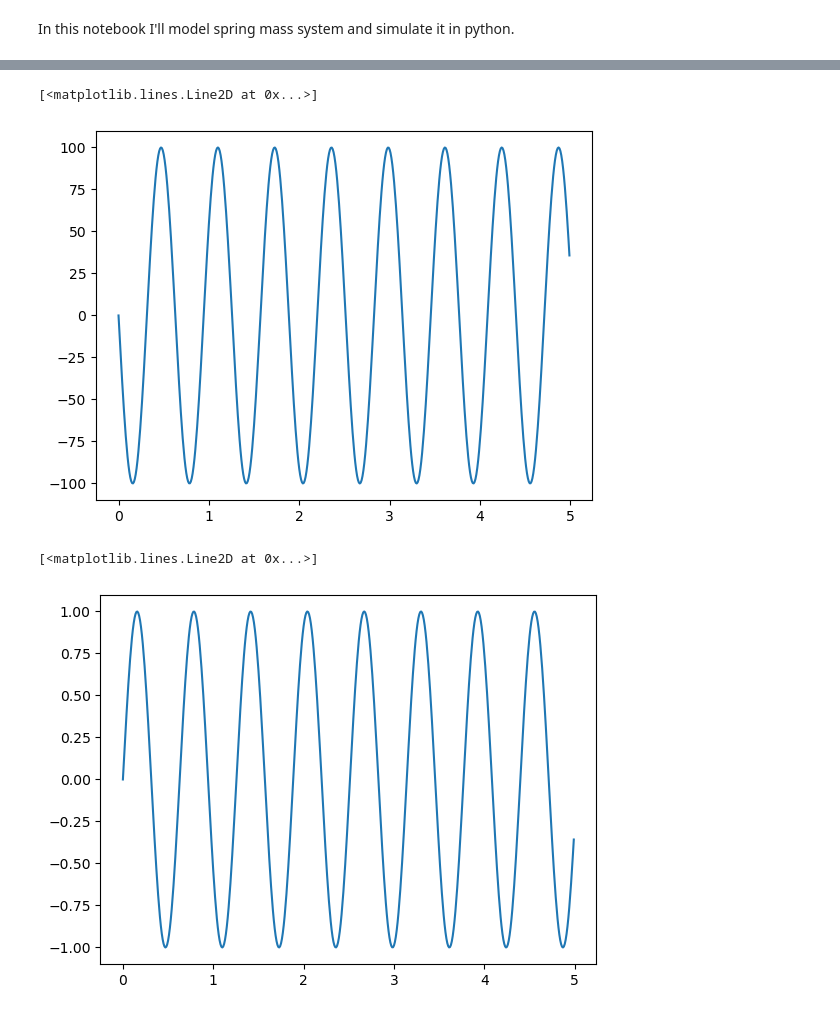
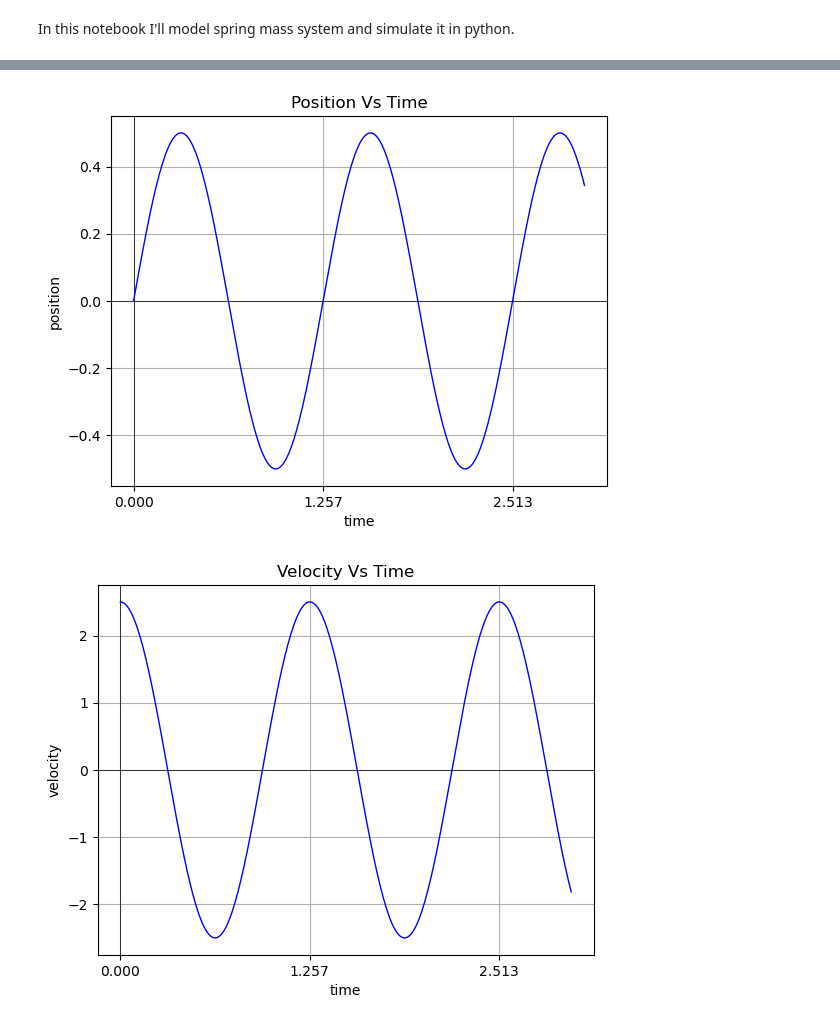
Before and after one commit to shoykot-amanat/spring-mass-simulation, a Jupyter notebook: Spring-mass-system.ipynb, the cells around one changed output, grey strips where cells are left out. Drawn from its saved outputs; the diff is of its cells as text; code cells hidden in the pictures.

Commit message:
plotting function included

```diff
--- a/Spring-mass-system.ipynb
+++ b/Spring-mass-system.ipynb
@@ -19,6 +18,7 @@ class Simulation:
         self.n = round(self.t/self.dt)
         self.omega = np.sqrt(self.k/self.m)
         self.x = np.arange(0, self.t, self.dt)
+        self.period = 2*np.pi/self.omega
 
 #     def numerical_analysis(self, t, dt):
 #         self.n = round(t/dt)
@@ -58,8 +58,19 @@ class Simulation:
         for i in range(self.n):
             acceleration[i] = self.acceleration_at_spcific_time(t=self.x[i])
         return acceleration
+# %%
+def plot_graph(x, y, t, T, color='blue', linewidth=1, title='', xlabel='', ylabel=''):
+    fig, ax = plt.subplots()
+    # Add horizontal and vertical lines at y=0 and x=0, respectively
+    ax.axhline(0, color='black', linewidth=0.5)  # Horizontal line at y=0
+    ax.axvline(0, color='black', linewidth=0.5)  # Vertical line at x=0
+    ax.plot(x, y, color=color, linewidth=linewidth)
+    ax.set_title(title)
+    ax.set_xlabel(xlabel)
+    ax.set_ylabel(ylabel)
+    ax.grid(True)
+    ax.set_xticks(np.arange(0, t, T))
+
+    plt.show()
 # %%
-sim_1 = Simulation(spring_constant=100, mass=1, amplitude=1, initial_phase=0, simulation_time=5, time_step=0.01)
-
-
-plt.plot(sim_1.x, sim_1.velocity_array())
+sim_1 = Simulation(spring_constant=50, mass=2, amplitude=0.5, initial_phase=0, simulation_time=3, time_step=0.01)
@@ -69,10 +77,8 @@ plt.plot(sim_1.x, sim_1.velocity_array())
 # %%
-plt.plot(sim_1.x, sim_1.acceleration_array())
+plot_graph(x=sim_1.x, y=sim_1.displacement_array(), t=sim_1.t, T=sim_1.period, title='Position Vs Time', xlabel='time', ylabel='position')
 # %% [output]
-[<matplotlib.lines.Line2D at 0x...>]
-[figure, old version]
+[figure, new version]
 # %%
-plt.plot(sim_1.x, sim_1.displacement_array())
+plot_graph(x=sim_1.x, y=sim_1.velocity_array(), t=sim_1.t, T=sim_1.period, title='Velocity Vs Time', xlabel='time', ylabel='velocity')
 # %% [output]
-[<matplotlib.lines.Line2D at 0x...>]
-[figure, old version]
+[figure, new version]
```
Also changed, not shown: parts of 2 cells of this notebook.
